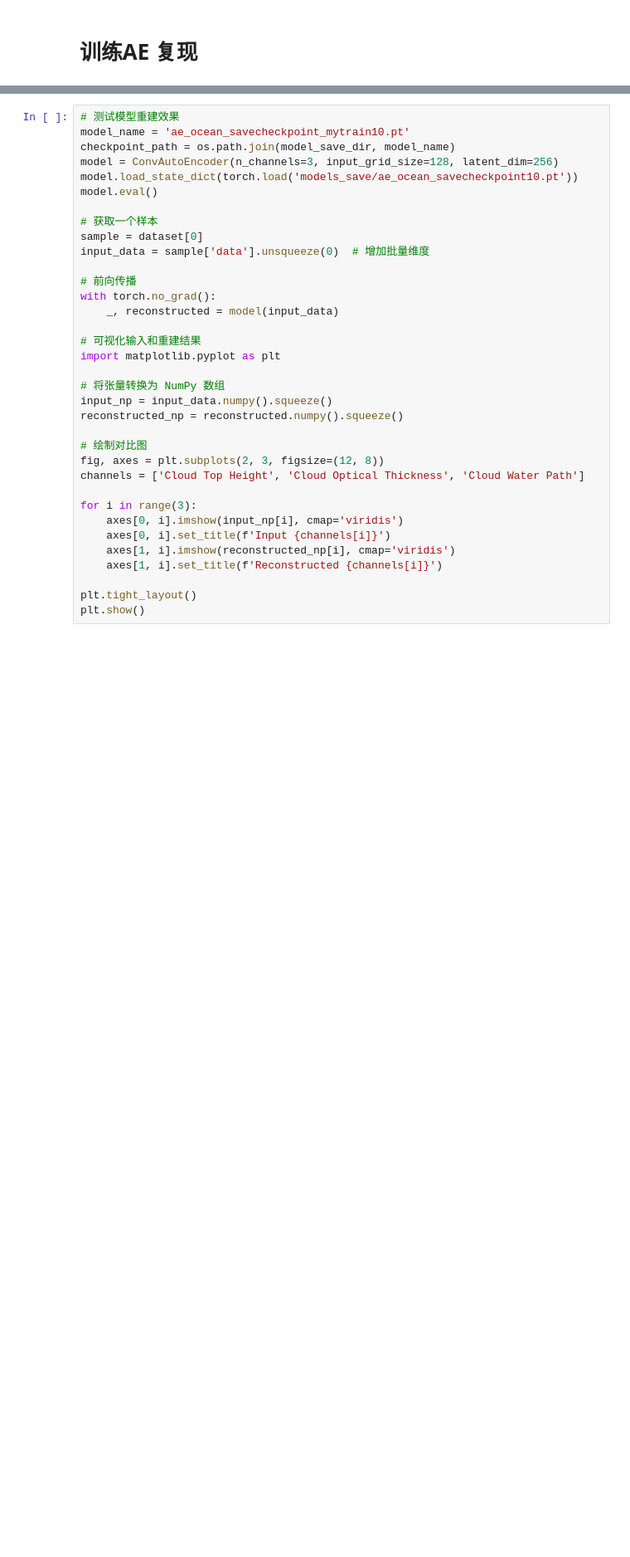
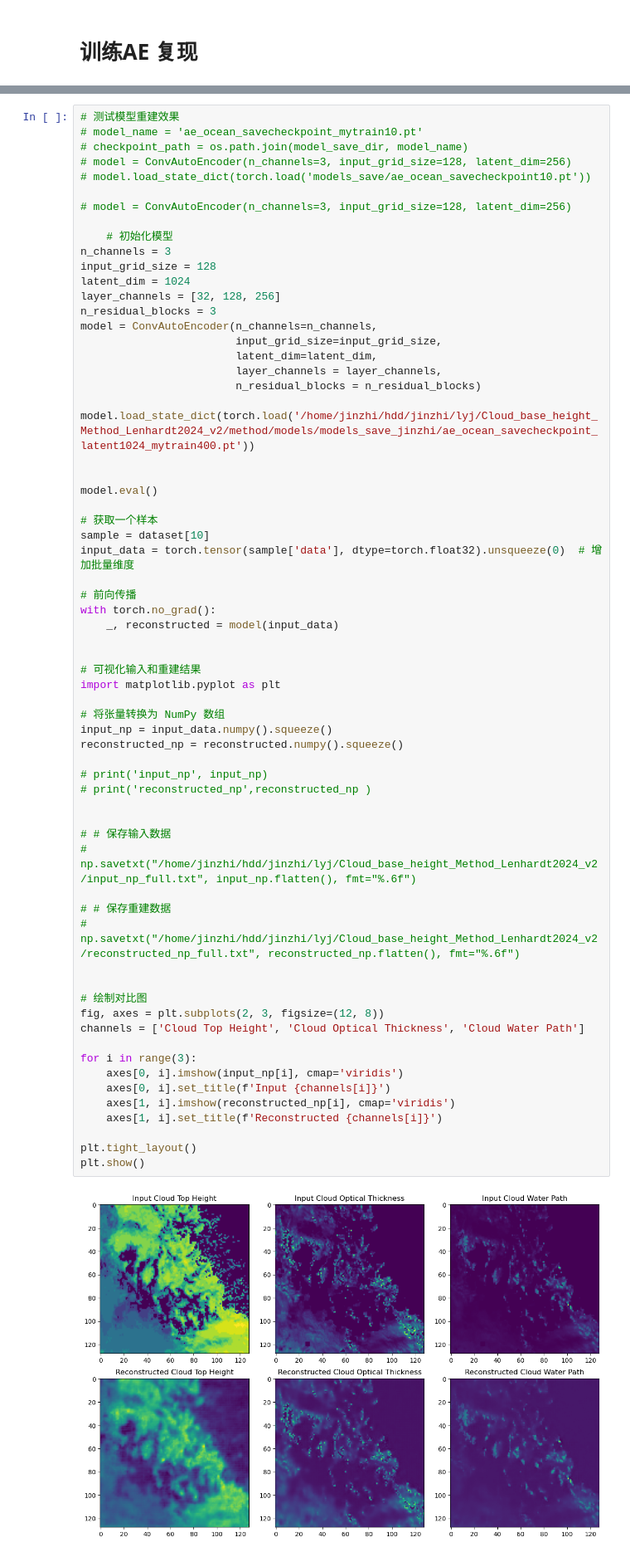
Before and after one commit to benerain/cloud-base-height, a Jupyter notebook: copy_pre.ipynb, the cells around one changed output, grey strips where cells are left out. Shown at 83% size. Saved outputs shown, nothing was run; the diff lists cells and outputs as text; blank space fills up the shorter version.

```diff
--- a/copy_pre.ipynb
+++ b/copy_pre.ipynb
@@ -1349,35 +1417,67 @@ Epoch 21/50, Loss: 0.3944
 # %%
 # 测试模型重建效果
-model_name = 'ae_ocean_savecheckpoint_mytrain10.pt'
-checkpoint_path = os.path.join(model_save_dir, model_name)
-model = ConvAutoEncoder(n_channels=3, input_grid_size=128, latent_dim=256)
-model.load_state_dict(torch.load('models_save/ae_ocean_savecheckpoint10.pt'))
+# model_name = 'ae_ocean_savecheckpoint_mytrain10.pt'
+# checkpoint_path = os.path.join(model_save_dir, model_name)
+# model = ConvAutoEncoder(n_channels=3, input_grid_size=128, latent_dim=256)
+# model.load_state_dict(torch.load('models_save/ae_ocean_savecheckpoint10.pt'))
+
+# model = ConvAutoEncoder(n_channels=3, input_grid_size=128, latent_dim=256)
+
+    # 初始化模型
+n_channels = 3
+input_grid_size = 128
+latent_dim = 1024
+layer_channels = [32, 128, 256]
+n_residual_blocks = 3
+model = ConvAutoEncoder(n_channels=n_channels,
+                        input_grid_size=input_grid_size,
+                        latent_dim=latent_dim,
+                        layer_channels = layer_channels,
+                        n_residual_blocks = n_residual_blocks)
+
+model.load_state_dict(torch.load('/home/jinzhi/hdd/jinzhi/lyj/Cloud_base_height_Method_Lenhardt2024_v2/method/models/models_save_jinzhi/ae_ocean_savecheckpoint_latent1024_mytrain400.pt'))
+
+
 model.eval()
 
 # 获取一个样本
-sample = dataset[0]
-input_data = sample['data'].unsqueeze(0)  # 增加批量维度
+sample = dataset[10]
+input_data = torch.tensor(sample['data'], dtype=torch.float32).unsqueeze(0)  # 增加批量维度
 
 # 前向传播
 with torch.no_grad():
     _, reconstructed = model(input_data)
+
 
 # 可视化输入和重建结果
 import matplotlib.pyplot as plt
 
 # 将张量转换为 NumPy 数组
 input_np = input_data.numpy().squeeze()
 reconstructed_np = reconstructed.numpy().squeeze()
+
+# print('input_np', input_np)
+# print('reconstructed_np',reconstructed_np )
+
+
+# # 保存输入数据
+# np.savetxt("/home/jinzhi/hdd/jinzhi/lyj/Cloud_base_height_Method_Lenhardt2024_v2/input_np_full.txt", input_np.flatten(), fmt="%.6f")
+
+# # 保存重建数据
+# np.savetxt("/home/jinzhi/hdd/jinzhi/lyj/Cloud_base_height_Method_Lenhardt2024_v2/reconstructed_np_full.txt", reconstructed_np.flatten(), fmt="%.6f")
+
 
 # 绘制对比图
 fig, axes = plt.subplots(2, 3, figsize=(12, 8))
 channels = ['Cloud Top Height', 'Cloud Optical Thickness', 'Cloud Water Path']
 
 for i in range(3):
     axes[0, i].imshow(input_np[i], cmap='viridis')
     axes[0, i].set_title(f'Input {channels[i]}')
     axes[1, i].imshow(reconstructed_np[i], cmap='viridis')
     axes[1, i].set_title(f'Reconstructed {channels[i]}')
 
 plt.tight_layout()
 plt.show()
+# %% [output]
+[figure, added]
```
Also changed, not shown: parts of 33 cells of this notebook, 4 other files.
